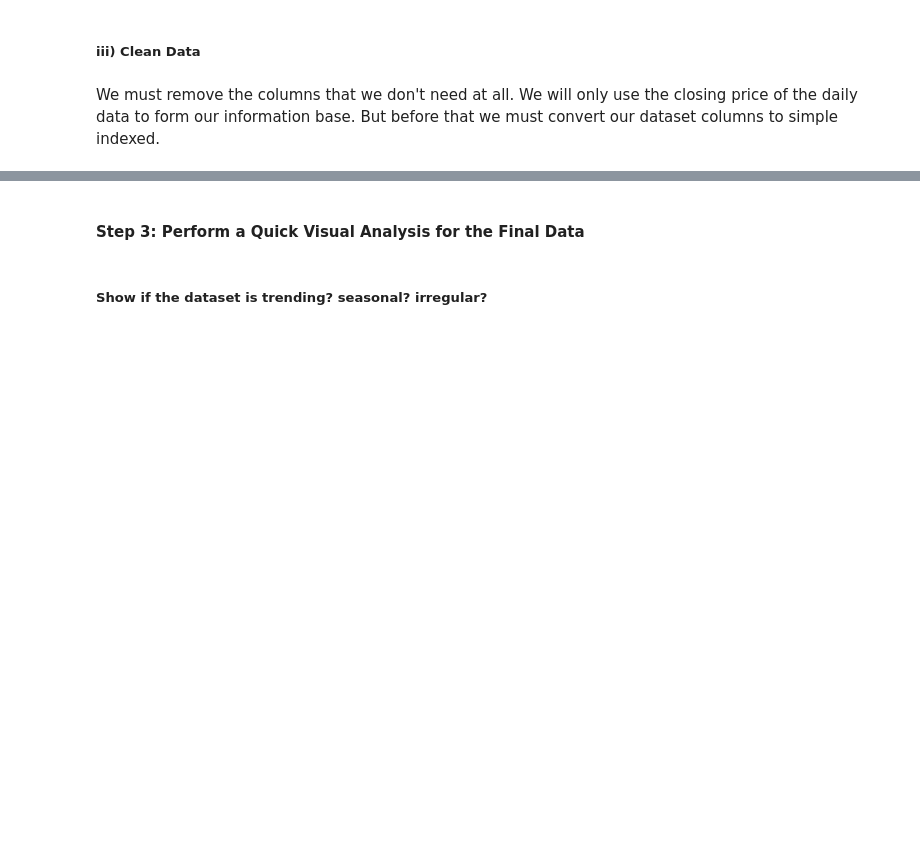
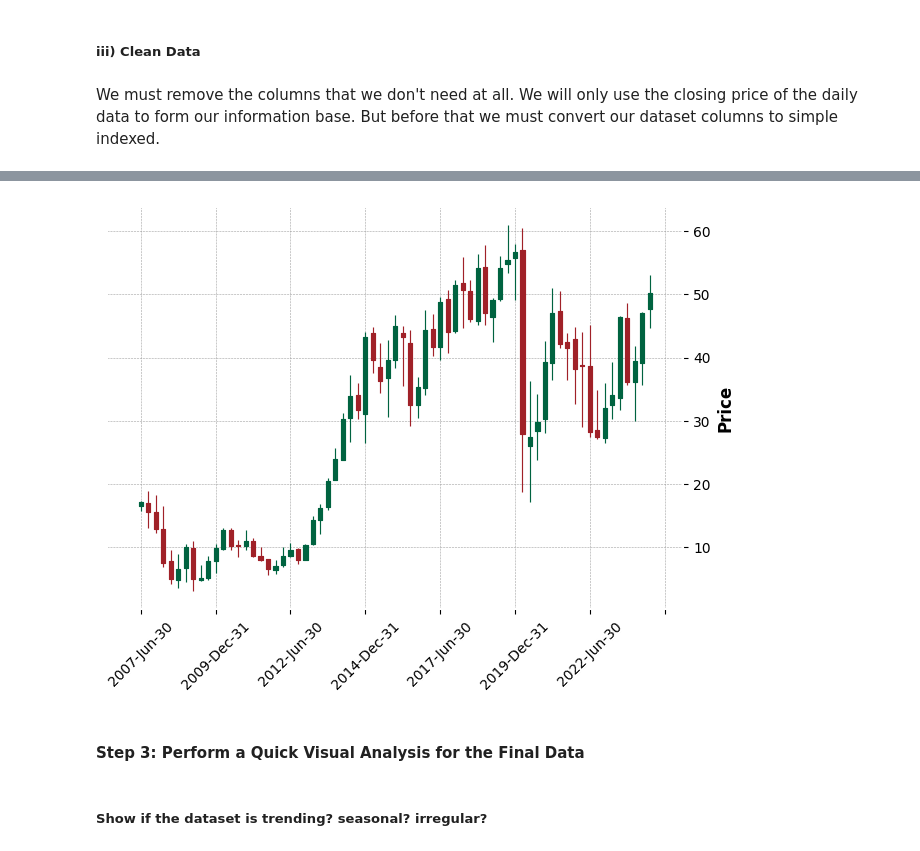
Before and after one commit to AmitPress/tsa-finance, a Jupyter notebook: data/data_preparation.ipynb, the cells around one changed output, grey strips where cells are left out. Saved outputs shown, nothing was run; the diff lists cells and outputs as text; code cells hidden in the pictures; blank space fills up the shorter version.

```diff
--- a/data/data_preparation.ipynb
+++ b/data/data_preparation.ipynb
@@ -47,3 +63,9 @@ Understanding the nature of the data
+# %%
+DAL['Open'] = DAL['Open'].astype(np.float64)
+DAL['High'] = DAL['High'].astype(np.float64)
+DAL['Low'] = DAL['Low'].astype(np.float64)
+DAL['Close'] = DAL['Close'].astype(np.float64)
+DAL['Volume'] = DAL['Volume'].astype(np.float64)
 # %%
 DAL.describe()
 # %% [output]
@@ -85,3 +107,12 @@ try:
     DAL.to_csv('./dal_single_indexed.csv') # yeah the folder is hardcoded
 except:
     print("Failed to save the file")
+# %%
+DAL_Q = DAL.resample("QE").agg({
+    'Open': 'first',
+    'High': 'max',
+    'Low': 'min',
+    'Close': 'last',
+    'Volume': 'sum'
+})
+DAL_Q.head()
@@ -88,3 +127,7 @@ except:
+# %%
+mplfinance.plot(DAL_Q, type="candle", style="charles")
+# %% [output]
+[figure, added]
 # %%
 # drop unnecessary columns
 DAL.drop(columns=["Open", "High", "Low"], inplace=True, errors="ignore") # Volume is kept for volumetric analysis
```
Also changed, not shown: parts of 5 cells of this notebook, 3 other files.
